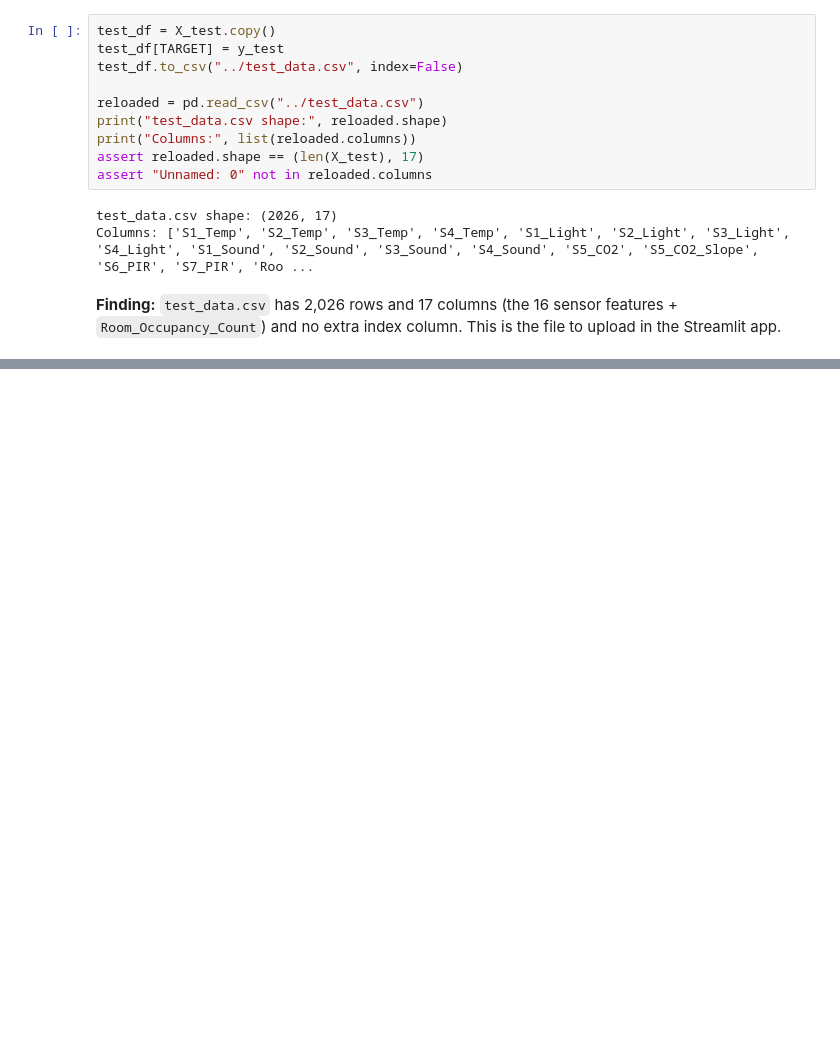
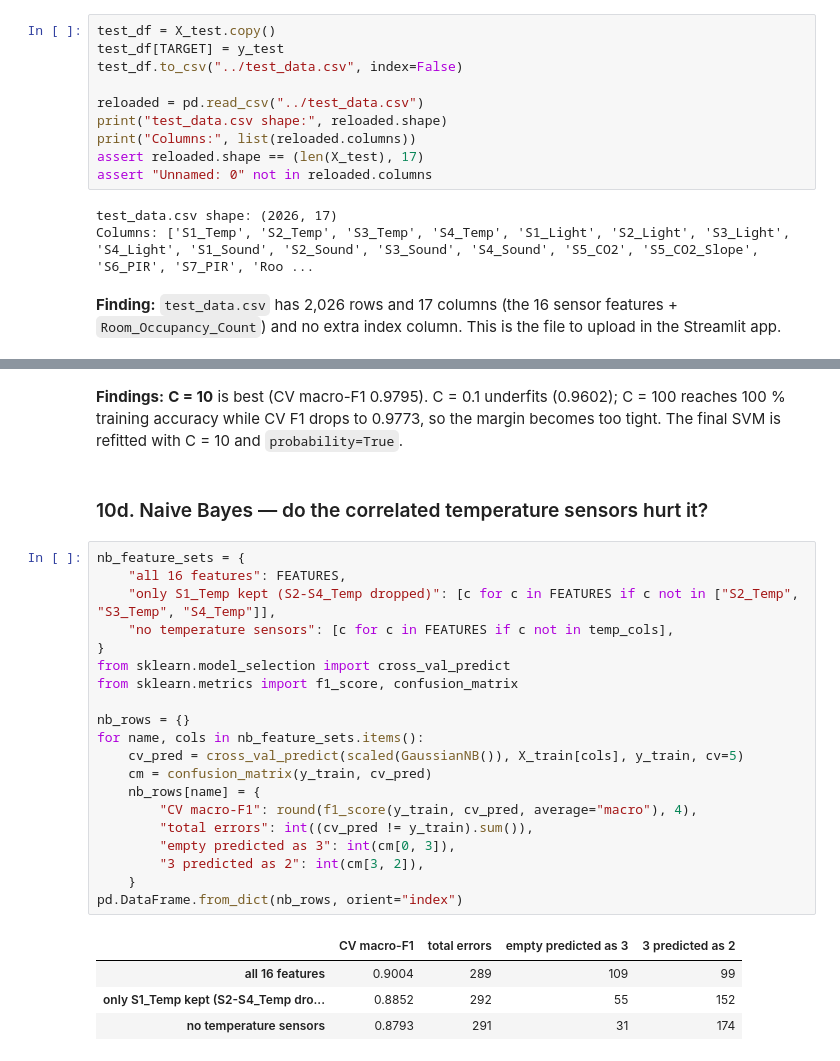
Before and after one commit to Manjeet-Agarwal/room-occupancy-ML-assignment, a Jupyter notebook: notebooks/train_models.ipynb, the cells around one changed output, grey strips where cells are left out. Cells and saved outputs as stored; diff of their text form; blank space fills up the shorter version.

```diff
--- a/notebooks/train_models.ipynb
+++ b/notebooks/train_models.ipynb
@@ -312,0 +426,29 @@ Columns: ['S1_Temp', 'S2_Temp', 'S3_Temp', 'S4_Temp', 'S1_Light', 'S2_Light', 'S
+# %% [markdown]
+**Findings:** **C = 10** is best (CV macro-F1 0.9795). C = 0.1 underfits (0.9602); C = 100 reaches 100 % training accuracy while CV F1 drops to 0.9773, so the margin becomes too tight. The final SVM is refitted with C = 10 and `probability=True`.
+# %% [markdown]
+### 10d. Naive Bayes — do the correlated temperature sensors hurt it?
+# %%
+nb_feature_sets = {
+    "all 16 features": FEATURES,
+    "only S1_Temp kept (S2-S4_Temp dropped)": [c for c in FEATURES if c not in ["S2_Temp", "S3_Temp", "S4_Temp"]],
+    "no temperature sensors": [c for c in FEATURES if c not in temp_cols],
+}
+from sklearn.model_selection import cross_val_predict
+from sklearn.metrics import f1_score, confusion_matrix
+
+nb_rows = {}
+for name, cols in nb_feature_sets.items():
+    cv_pred = cross_val_predict(scaled(GaussianNB()), X_train[cols], y_train, cv=5)
+    cm = confusion_matrix(y_train, cv_pred)
+    nb_rows[name] = {
+        "CV macro-F1": round(f1_score(y_train, cv_pred, average="macro"), 4),
+        "total errors": int((cv_pred != y_train).sum()),
+        "empty predicted as 3": int(cm[0, 3]),
+        "3 predicted as 2": int(cm[3, 2]),
+    }
+pd.DataFrame.from_dict(nb_rows, orient="index")
+# %% [output]
+|  | CV macro-F1 | total errors | empty predicted as 3 | 3 predicted as 2 |
+| all 16 features | 0.9004 | 289 | 109 | 99 |
+| only S1_Temp kept (S2-S4_Temp dro... | 0.8852 | 292 | 55 | 152 |
+| no temperature sensors | 0.8793 | 291 | 31 | 174 |
```
Also changed, not shown: parts of 20 cells of this notebook.
